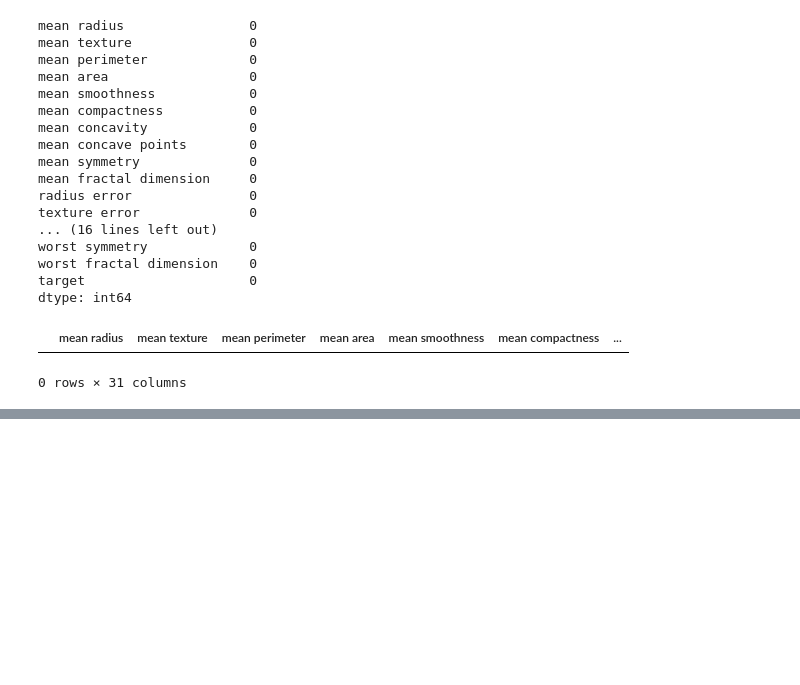
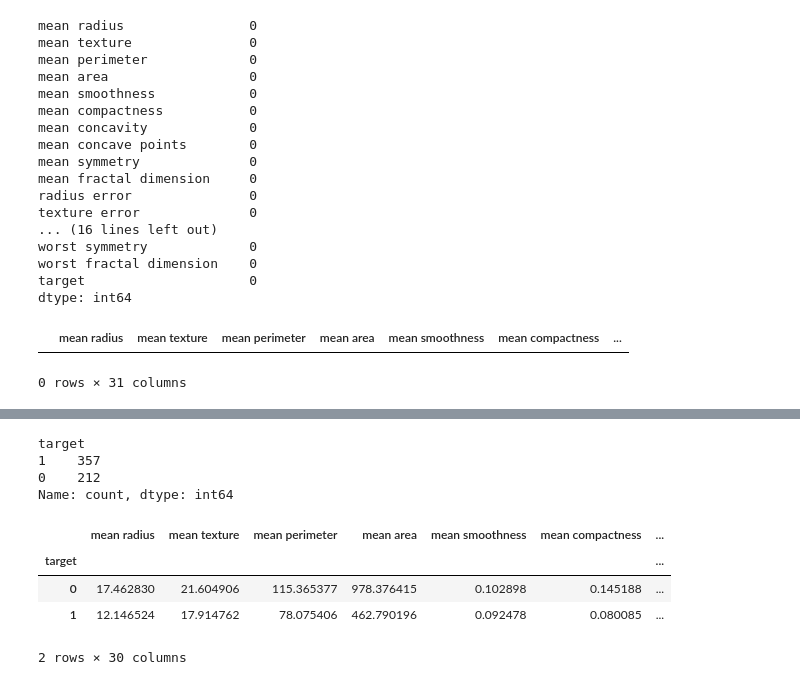
Before and after one commit to kayikalvin/Breast-Cancer-NN-Classification, a Jupyter notebook: BreastCancerClassification.ipynb, the cells around one changed output, grey strips where cells are left out. Saved outputs shown, nothing was run; the diff lists cells and outputs as text; code cells hidden in the pictures; blank space fills up the shorter version.

```diff
--- a/BreastCancerClassification.ipynb
+++ b/BreastCancerClassification.ipynb
@@ -123,0 +138,21 @@ df[df.duplicated()]
+# %%
+#checking destribution on target variable
+df['target'].value_counts()
+# from checking the destribution is because if there is a huge difference
+# in the data we will have to process the data in that
+# case we can perform sampling or down sampling because
+# if ther is that imbalance the model will not learn or will not be trained well
+# %% [output]
+target
+1    357
+0    212
+Name: count, dtype: int64
+# %%
+
+df.groupby('target').mean()
+# %% [output]
+|  | mean radius | mean texture | mean perimeter | mean area | mean smoothness | mean compactness | ... |
+| target |  |  |  |  |  |  | ... |
+| 0 | 17.462830 | 21.604906 | 115.365377 | 978.376415 | 0.102898 | 0.145188 | ... |
+| 1 | 12.146524 | 17.914762 | 78.075406 | 462.790196 | 0.092478 | 0.080085 | ... |
+2 rows × 30 columns
```
Also changed, not shown: parts of 1 cell of this notebook.
